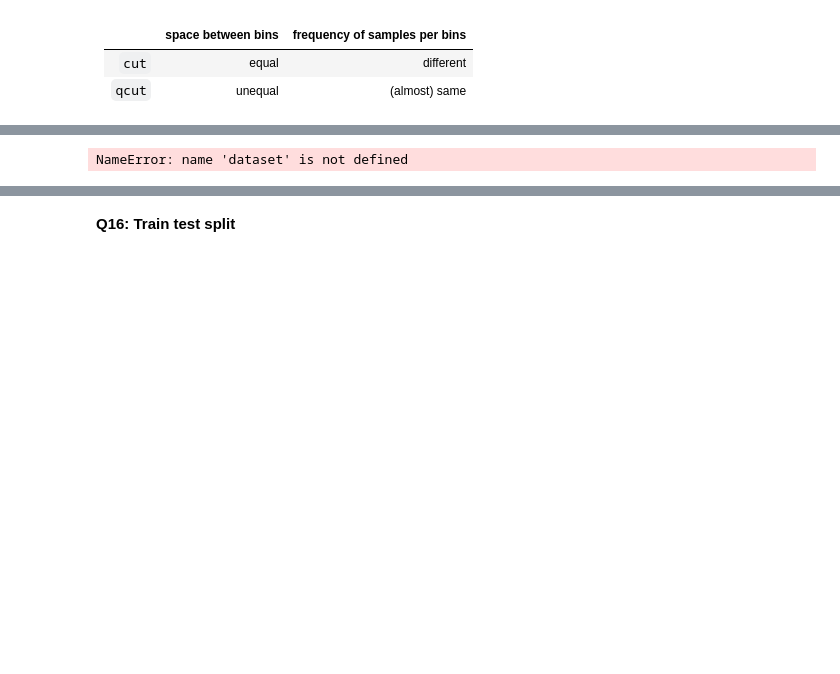
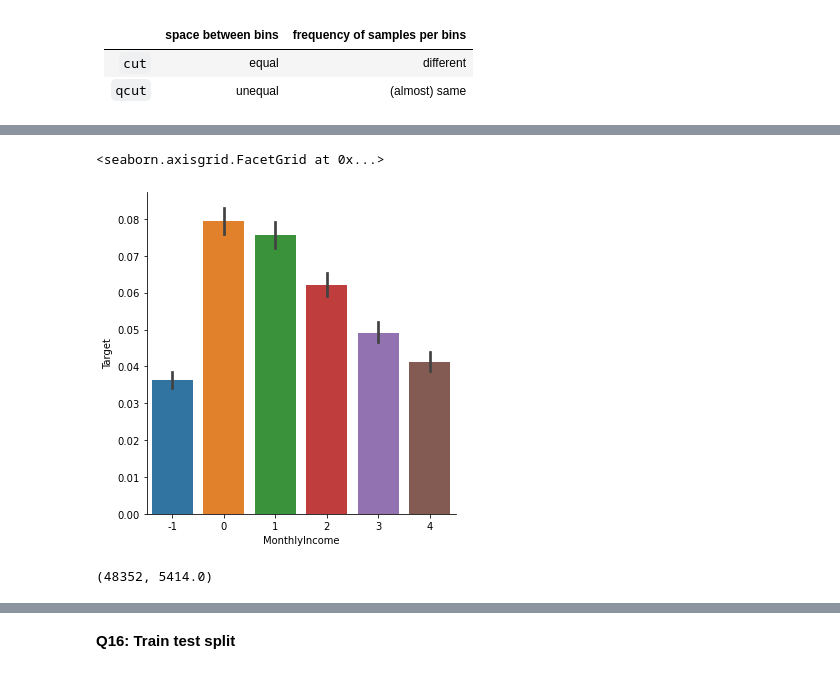
Before and after one commit to honghanhh/mci_python_31_level_1, a Jupyter notebook: Live Slides/Live Lecture 9/LongNP_Live_Lecture_09.ipynb, the cells around one changed output, grey strips where cells are left out. Cells and saved outputs as stored; diff of their text form; code cells hidden in the pictures; blank space fills up the shorter version.

```diff
--- a/Live Slides/Live Lecture 9/LongNP_Live_Lecture_09.ipynb
+++ b/Live Slides/Live Lecture 9/LongNP_Live_Lecture_09.ipynb
@@ -320,6 +363,7 @@ NameError: name 'dataset' is not defined
 # %%
-#sns.catplot(data=dataset, x='MonthlyIncome', y='Target', kind='bar');
-dataset.MonthlyIncome.isnull().sum(), dataset.MonthlyIncome.median()
+dataset.MonthlyIncome = pd.qcut(dataset.MonthlyIncome.values,5).codes
+sns.catplot(data = dataset,x='MonthlyIncome',y= 'Target',kind = 'bar')
 # %% [output]
-NameError: name 'dataset' is not defined
+<seaborn.axisgrid.FacetGrid at 0x...>
+[figure, added]
 # %%
@@ -326,0 +371,4 @@ dataset.MonthlyIncome.isnull().sum(), dataset.MonthlyIncome.median()
+# %%
+dataset.MonthlyIncome.isnull().sum(), dataset.MonthlyIncome.median()
+# %% [output]
+(48352, 5414.0)
```
Also changed, not shown: parts of 25 cells of this notebook.
